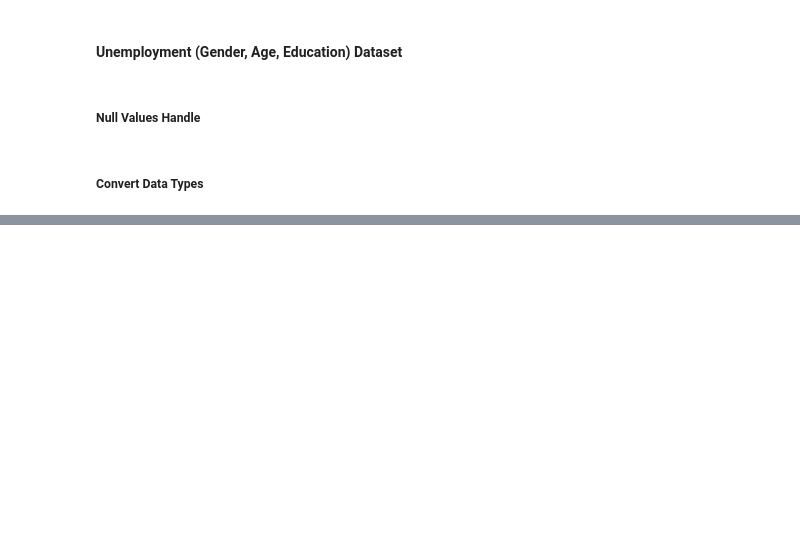
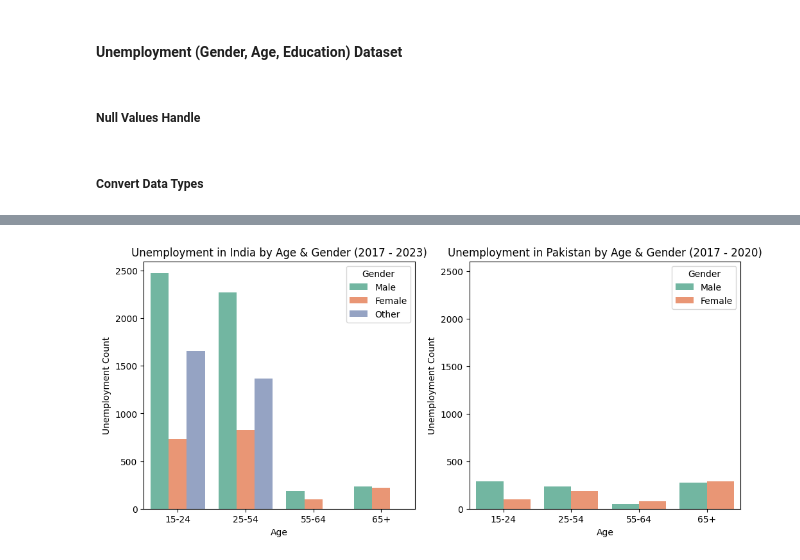
Before and after one commit to KaungSiThu-Sallius/Unemployment-Analysis-and-Prediction-in-India-Pakistan-and-Bangladesh, a Jupyter notebook: main.ipynb, the cells around one changed output, grey strips where cells are left out. Saved outputs shown, nothing was run; the diff lists cells and outputs as text; code cells hidden in the pictures; blank space fills up the shorter version.

```diff
--- a/main.ipynb
+++ b/main.ipynb
@@ -130,15 +134,18 @@ unemploy_sex_age_edu_df['gender'] = unemploy_sex_age_edu_df['gender'].astype('ca
 unemploy_sex_age_edu_df['age_bracket'] = unemploy_sex_age_edu_df['age_bracket'].astype('category')
 unemploy_sex_age_edu_df['education'] = unemploy_sex_age_edu_df['education'].astype('category')
 unemploy_sex_age_edu_df['time'] =  pd.PeriodIndex(unemploy_sex_age_edu_df['time'], freq='Q')
+unemploy_sex_age_edu_df['time'] = unemploy_sex_age_edu_df['time'].dt.to_timestamp()
 
 unemploy_sex_age_marital_df['value'] = unemploy_sex_age_marital_df['value'].astype('int')
 unemploy_sex_age_marital_df['gender'] = unemploy_sex_age_marital_df['gender'].astype('category')
 unemploy_sex_age_marital_df['age_bracket'] = unemploy_sex_age_marital_df['age_bracket'].astype('category')
 unemploy_sex_age_marital_df['marital_status'] = unemploy_sex_age_marital_df['marital_status'].astype('category')
 unemploy_sex_age_marital_df['time'] =  pd.PeriodIndex(unemploy_sex_age_marital_df['time'], freq='Q')
+unemploy_sex_age_marital_df['time'] = unemploy_sex_age_marital_df['time'].dt.to_timestamp()
 
 unemploy_sex_age_region_df['value'] = unemploy_sex_age_region_df['value'].astype('int')
 unemploy_sex_age_region_df['gender'] = unemploy_sex_age_region_df['gender'].astype('category')
 unemploy_sex_age_region_df['age_bracket'] = unemploy_sex_age_region_df['age_bracket'].astype('category')
 unemploy_sex_age_region_df['region'] = unemploy_sex_age_region_df['region'].astype('category')
 unemploy_sex_age_region_df['time'] =  pd.PeriodIndex(unemploy_sex_age_region_df['time'], freq='Q')
+unemploy_sex_age_region_df['time'] = unemploy_sex_age_region_df['time'].dt.to_timestamp()
@@ -144,0 +240,27 @@ unemploy_sex_age_region_df['time'] =  pd.PeriodIndex(unemploy_sex_age_region_df[
+# %%
+custom_order = ['Male', 'Female', 'Other']
+custom_order2 = ['Male', 'Female']
+unemploy_sex_age_edu_df_india = unemploy_sex_age_edu_df[unemploy_sex_age_edu_df['country'] == 'India']
+unemploy_sex_age_edu_df_india = unemploy_sex_age_edu_df_india.groupby(['time','age_bracket', 'gender'], observed=True)['value'].agg(['mean'])
+unemploy_sex_age_edu_df_india = unemploy_sex_age_edu_df_india.reset_index()
+unemploy_sex_age_edu_df_pakistan = unemploy_sex_age_edu_df[unemploy_sex_age_edu_df['country'] == 'Pakistan']
+unemploy_sex_age_edu_df_pakistan = unemploy_sex_age_edu_df_pakistan.groupby(['time','age_bracket', 'gender'], observed=True)['value'].agg(['mean'])
+unemploy_sex_age_edu_df_pakistan = unemploy_sex_age_edu_df_pakistan.reset_index()
+
+fig, axes = plt.subplots(1,2, figsize=(12,5))
+
+sns.barplot(data=unemploy_sex_age_edu_df_india, x='age_bracket', y='mean', hue='gender', errorbar=None, hue_order=custom_order, palette="Set2", ax=axes[0])
+axes[0].legend(title='Gender')
+axes[0].set_title('Unemployment in India by Age & Gender (2017 - 2023)')
+axes[0].set_xlabel('Age')
+axes[0].set_ylabel('Unemployment Count')
+
+sns.barplot(data=unemploy_sex_age_edu_df_pakistan, x='age_bracket', y='mean', hue='gender', errorbar=None, hue_order=custom_order2, palette="Set2", ax=axes[1])
+axes[1].legend(title='Gender')
+axes[1].set_title('Unemployment in Pakistan by Age & Gender (2017 - 2020)')
+axes[1].set_xlabel('Age')
+axes[1].set_ylabel('Unemployment Count')
+axes[1].set_ylim(0, 2600)
+plt.show()
+# %% [output]
+[figure, added]
```
Also changed, not shown: parts of 11 cells of this notebook, 6 other files.
